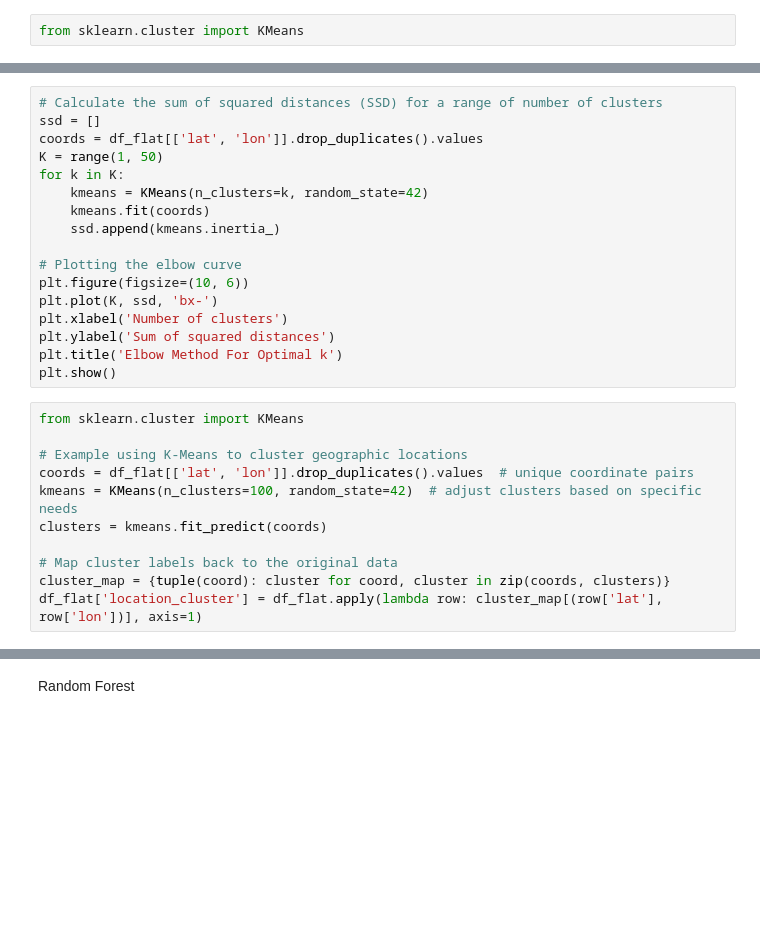
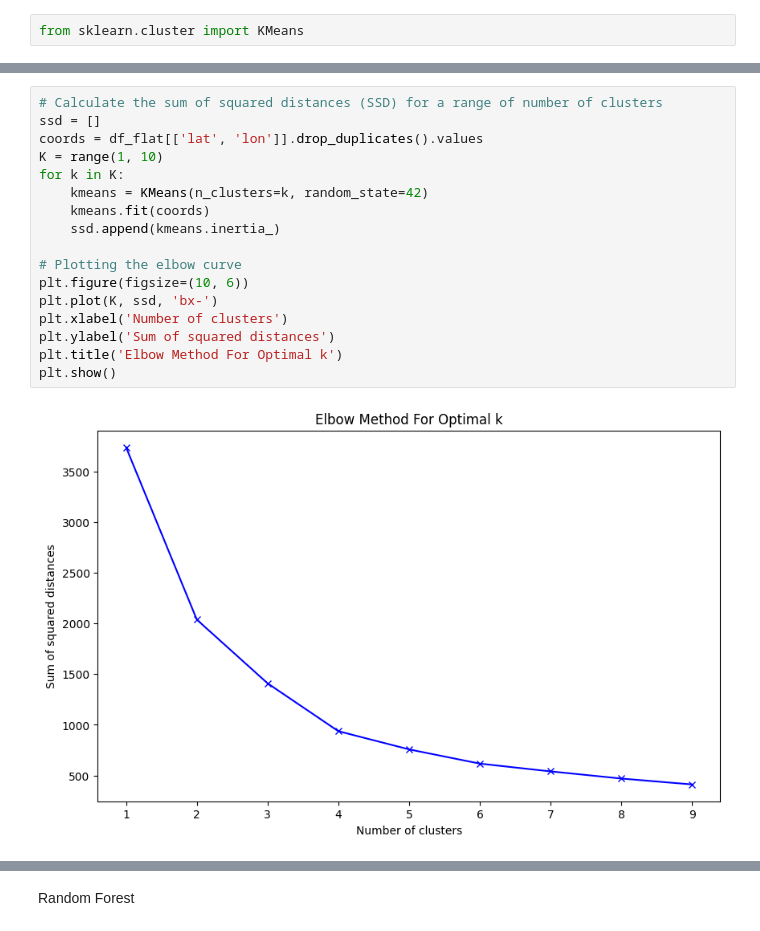
Before and after one commit to CHZY-1/Precipitation_Forecasting_with_Geospatial_data, a Jupyter notebook: precipitation_spatial_eda_xarray.ipynb, the cells around one changed output, grey strips where cells are left out. Drawn from its saved outputs; the diff is of its cells as text; blank space fills up the shorter version.

```diff
--- a/precipitation_spatial_eda_xarray.ipynb
+++ b/precipitation_spatial_eda_xarray.ipynb
@@ -618,28 +629,19 @@ from sklearn.cluster import KMeans
 # %%
 # Calculate the sum of squared distances (SSD) for a range of number of clusters
 ssd = []
 coords = df_flat[['lat', 'lon']].drop_duplicates().values
-K = range(1, 50)
+K = range(1, 10)
 for k in K:
     kmeans = KMeans(n_clusters=k, random_state=42)
     kmeans.fit(coords)
     ssd.append(kmeans.inertia_)
 
 # Plotting the elbow curve
 plt.figure(figsize=(10, 6))
 plt.plot(K, ssd, 'bx-')
 plt.xlabel('Number of clusters')
 plt.ylabel('Sum of squared distances')
 plt.title('Elbow Method For Optimal k')
 plt.show()
+# %% [output]
+[figure, added]
-# %%
-from sklearn.cluster import KMeans
-
-# Example using K-Means to cluster geographic locations
-coords = df_flat[['lat', 'lon']].drop_duplicates().values  # unique coordinate pairs
-kmeans = KMeans(n_clusters=100, random_state=42)  # adjust clusters based on specific needs
-clusters = kmeans.fit_predict(coords)
-
-# Map cluster labels back to the original data
-cluster_map = {tuple(coord): cluster for coord, cluster in zip(coords, clusters)}
-df_flat['location_cluster'] = df_flat.apply(lambda row: cluster_map[(row['lat'], row['lon'])], axis=1)
```
Also changed, not shown: parts of 36 cells of this notebook, 1 other file.
